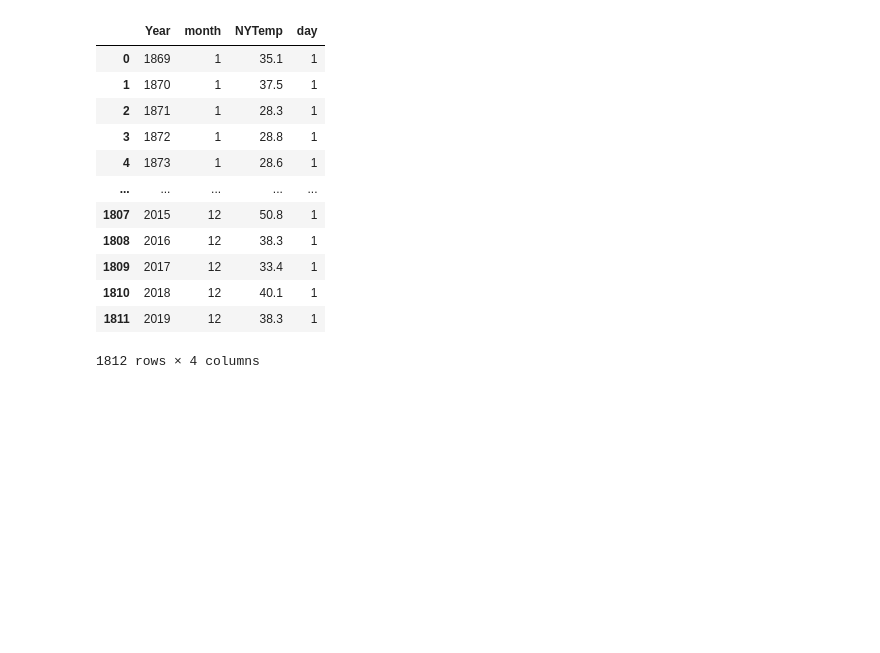
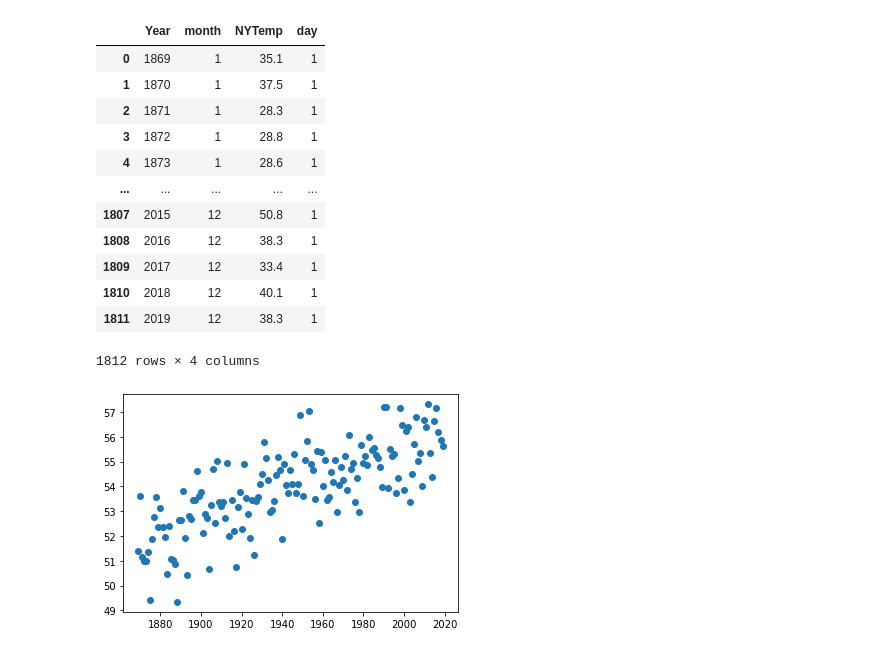
Before and after one commit to nshang88/Capstone-Projects, a Jupyter notebook: climate_feature.ipynb, the cells around one changed output. Cells and saved outputs as stored; diff of their text form; code cells hidden in the pictures; blank space fills up the shorter version.

```diff
--- a/climate_feature.ipynb
+++ b/climate_feature.ipynb
@@ -276,3 +274,10 @@ NY_Temp=NY_Temp.sort_index(axis=0,ascending=True)
+# %%
+NY_Temp=NY_Temp.sort_index(axis=0,ascending=True)
+NY_Y=NY_Temp.groupby(pd.DatetimeIndex(NY_Temp.index).to_period('Y')).mean()
+NY_Y.index=NY_Y.index.to_timestamp()
+plt.scatter(NY_Y.index, NY_Y['NYTemp']);
+# %% [output]
+[figure, added]
 # %%
 climate_m=climate_data.groupby(pd.DatetimeIndex(climate_data.index).to_period('M')).mean()
 # %%
```
Also changed, not shown: parts of 11 cells of this notebook.
